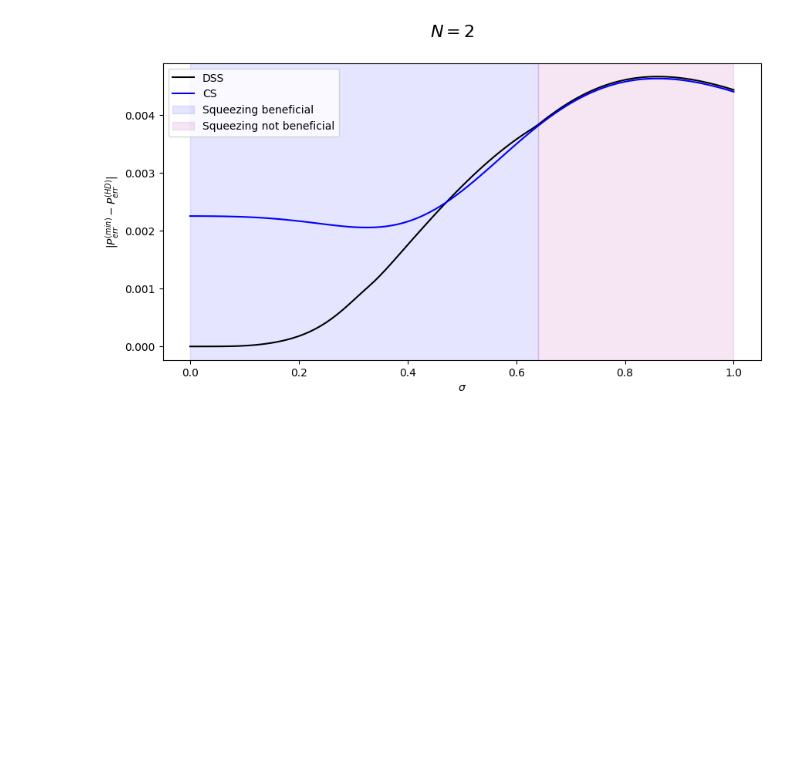
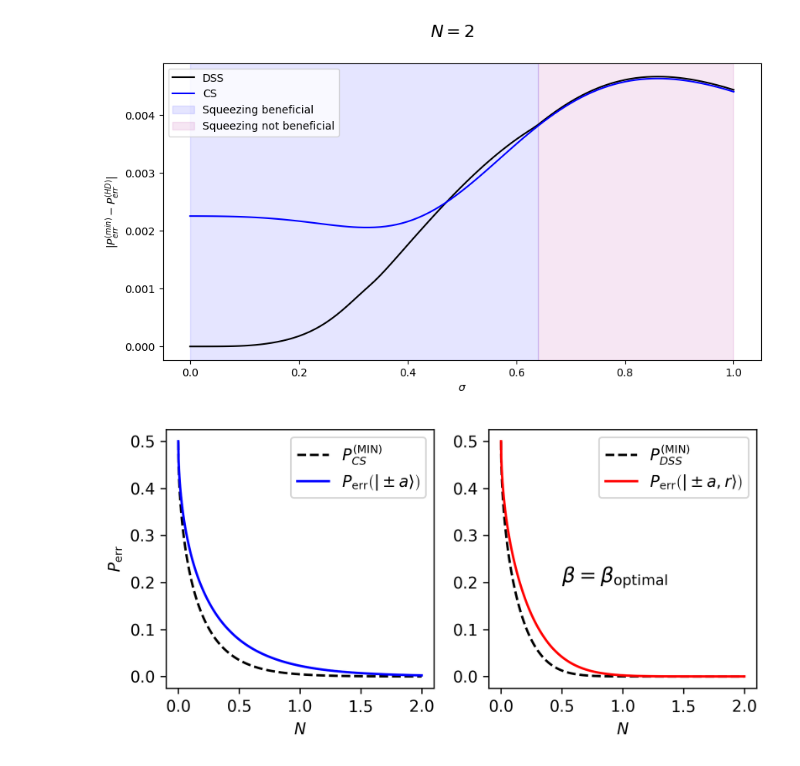
Before and after one commit to KPourgourides/Quantum-Communications-Internship-IRIDA-, a Jupyter notebook: testing_phase_diff.ipynb, the cells around one changed output. Drawn from its saved outputs; the diff is of its cells as text; code cells hidden in the pictures; blank space fills up the shorter version.

Commit message:
added a function for helstrom vs homodyne in noisefree case

```diff
--- a/testing_phase_diff.ipynb
+++ b/testing_phase_diff.ipynb
@@ -104,3 +104,9 @@ pd.plot_helstrom_vs_homodyne(N_plot, sigmas, (p_helstrom_cs, p_helstrom_dss), (p
 [figure]
 [figure]
 [figure]
+# %%
+reload_protocols()
+N = np.linspace(0, 2, 1001)
+pd.plot_helstrom_vs_homodyne_noisefree(N)
+# %% [output]
+[figure, added]
```
Also changed, not shown: 2 other files.
